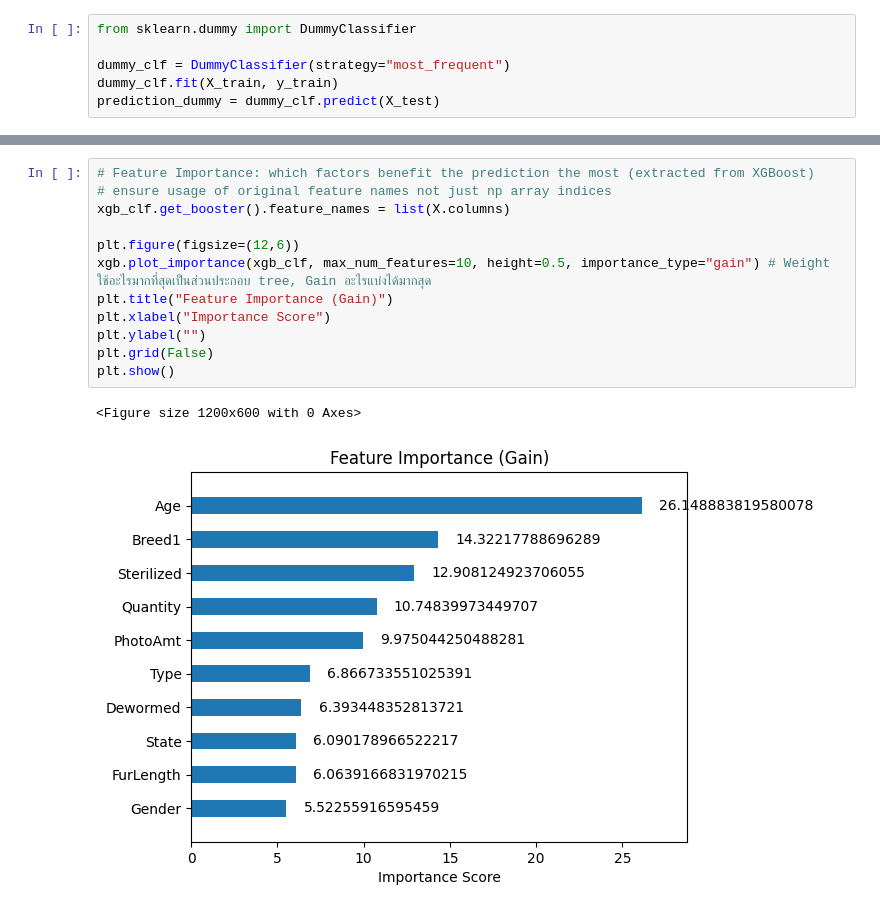
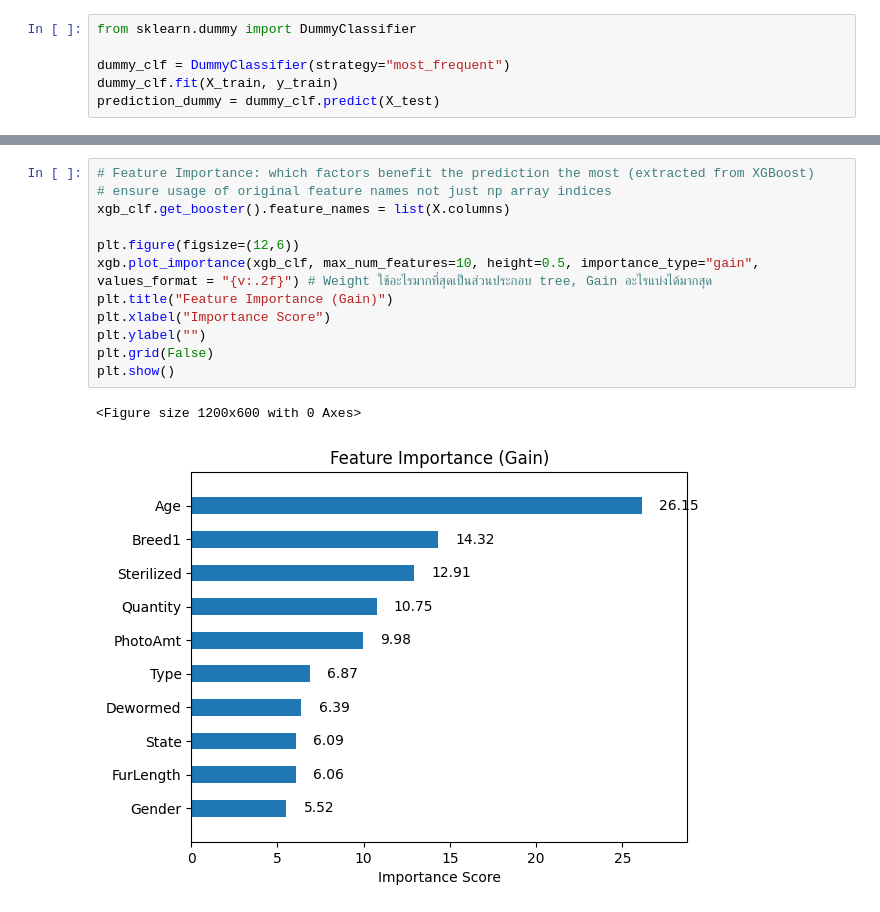
Before and after one commit to Elite1N/AdoptMe, a Jupyter notebook: baseline/baseline_experimental.ipynb, the cells around one changed output, grey strips where cells are left out. Saved outputs shown, nothing was run; the diff lists cells and outputs as text.

```diff
--- a/baseline/baseline_experimental.ipynb
+++ b/baseline/baseline_experimental.ipynb
@@ -86,15 +157,15 @@ Accuracy Score: 0.40746915638546183
 # %%
 # Feature Importance: which factors benefit the prediction the most (extracted from XGBoost)
 # ensure usage of original feature names not just np array indices
 xgb_clf.get_booster().feature_names = list(X.columns)
 
 plt.figure(figsize=(12,6))
-xgb.plot_importance(xgb_clf, max_num_features=10, height=0.5, importance_type="gain") # Weight ใช้อะไรมากที่สุดเป็นส่วนประกอบ tree, Gain อะไรแบ่งได้มากสุด
+xgb.plot_importance(xgb_clf, max_num_features=10, height=0.5, importance_type="gain", values_format = "{v:.2f}") # Weight ใช้อะไรมากที่สุดเป็นส่วนประกอบ tree, Gain อะไรแบ่งได้มากสุด
 plt.title("Feature Importance (Gain)")
 plt.xlabel("Importance Score")
 plt.ylabel("")
 plt.grid(False)
 plt.show()
 # %% [output]
 <Figure size 1200x600 with 0 Axes>
-[figure, old version]
+[figure, new version]
```
Also changed, not shown: parts of 9 cells of this notebook, 1 other file.
